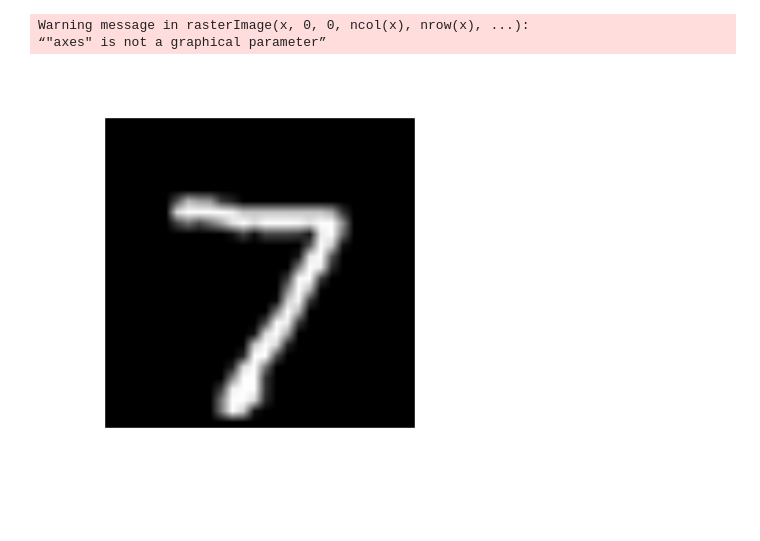
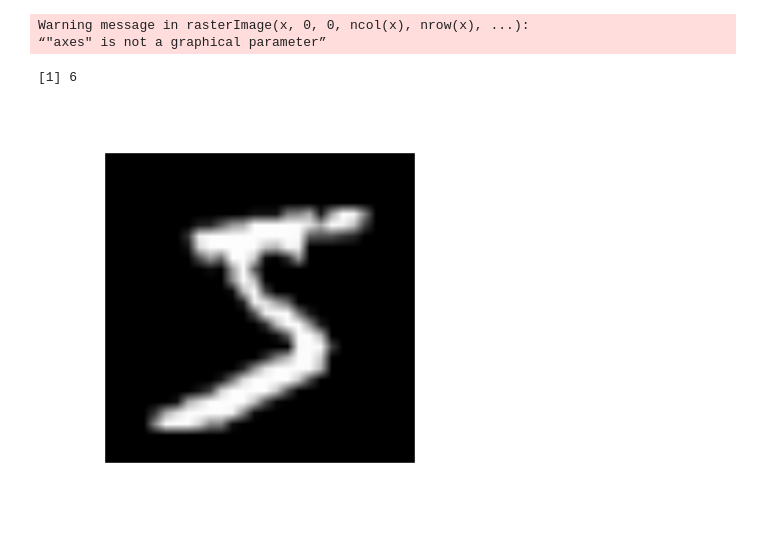
Before and after one commit to StefanHubner/MachineLearningEconomics, a Jupyter notebook: MNIST.ipynb, the cells around one changed output. Cells and saved outputs as stored; diff of their text form; code cells hidden in the pictures.

```diff
--- a/MNIST.ipynb
+++ b/MNIST.ipynb
@@ -23,7 +31,6 @@ library(luz)
 library(magrittr)
 library(coro)
 # %%
-
 # Load MNIST dataset
 train_dataset <- mnist_dataset(
   ".",
@@ -40,24 +47,27 @@ test_dataset <- mnist_dataset(
 )
 
 # Data Loader
-train_dl <- dataloader(train_dataset, batch_size = 64, shuffle = TRUE)
+train_dl <- dataloader(train_dataset, batch_size = 64)
 test_dl <- dataloader(test_dataset, batch_size = 64)
 # %%
+# Assuming train_dataset is already loaded and is a dataset of MNIST images
+# Extract the first image data
+idx <- 1
 
-
-# Assuming test_dataset is already loaded and is a dataset of MNIST images
-# Extract the first image data
-image_data <- test_dataset$data[1, , ]
+image_data <- train_dataset$data[idx, , ]
 
 # Convert the tensor to a matrix
 image_matrix <- as.array(image_data)
 
 # Plot the image
 plot(as.raster(image_matrix / 255), axes = FALSE, col = grey.colors(256))
+
+train_dl$dataset[idx]$y # this is really y+1
 # %% [output]
 Warning message in rasterImage(x, 0, 0, ncol(x), nrow(x), ...):
 “"axes" is not a graphical parameter”
+[1] 6
-[figure, old version]
+[figure, new version]
 # %%
 # Define the neural network
 net <- nn_module(
```
Also changed, not shown: parts of 5 cells of this notebook.
